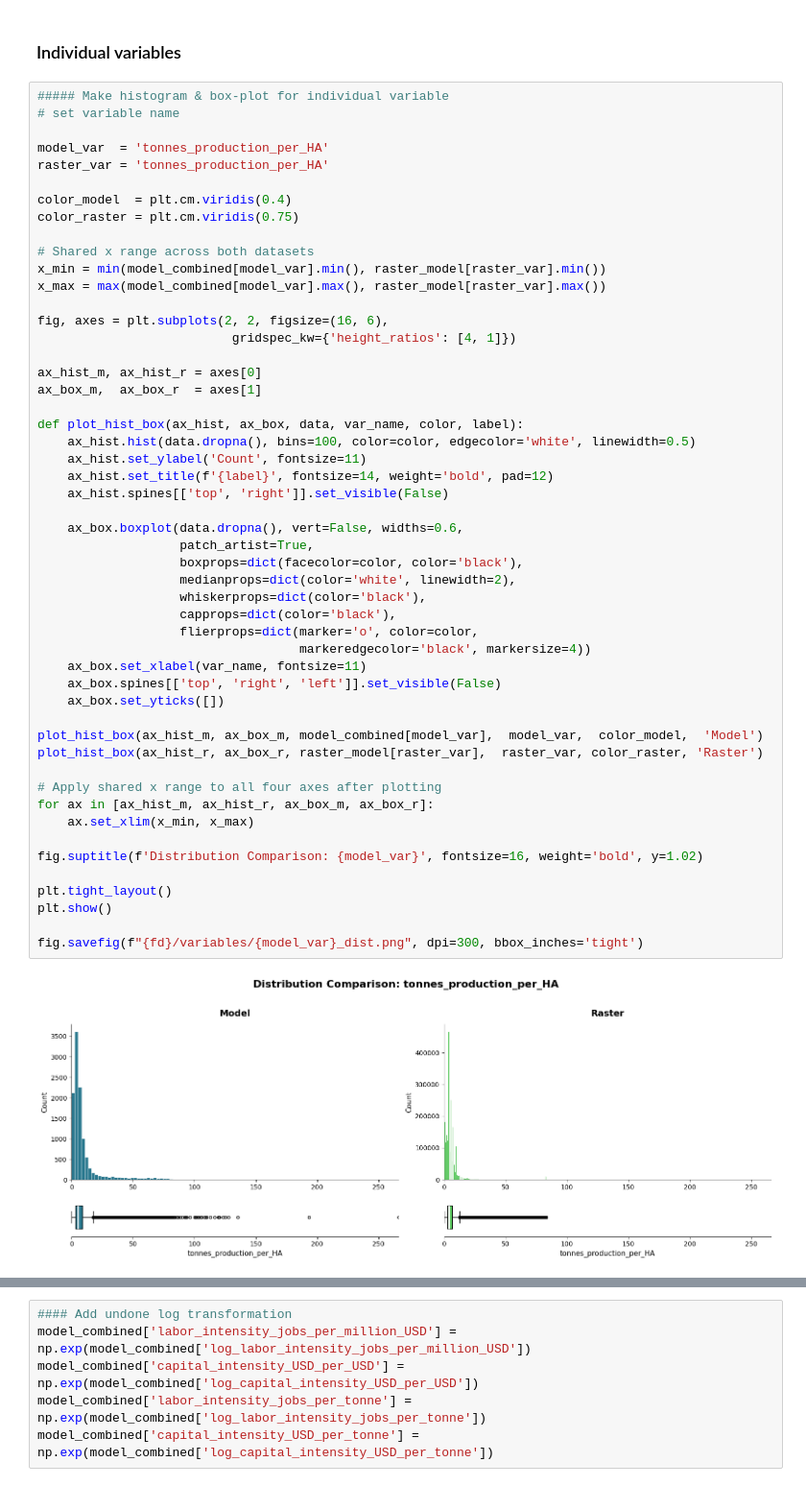
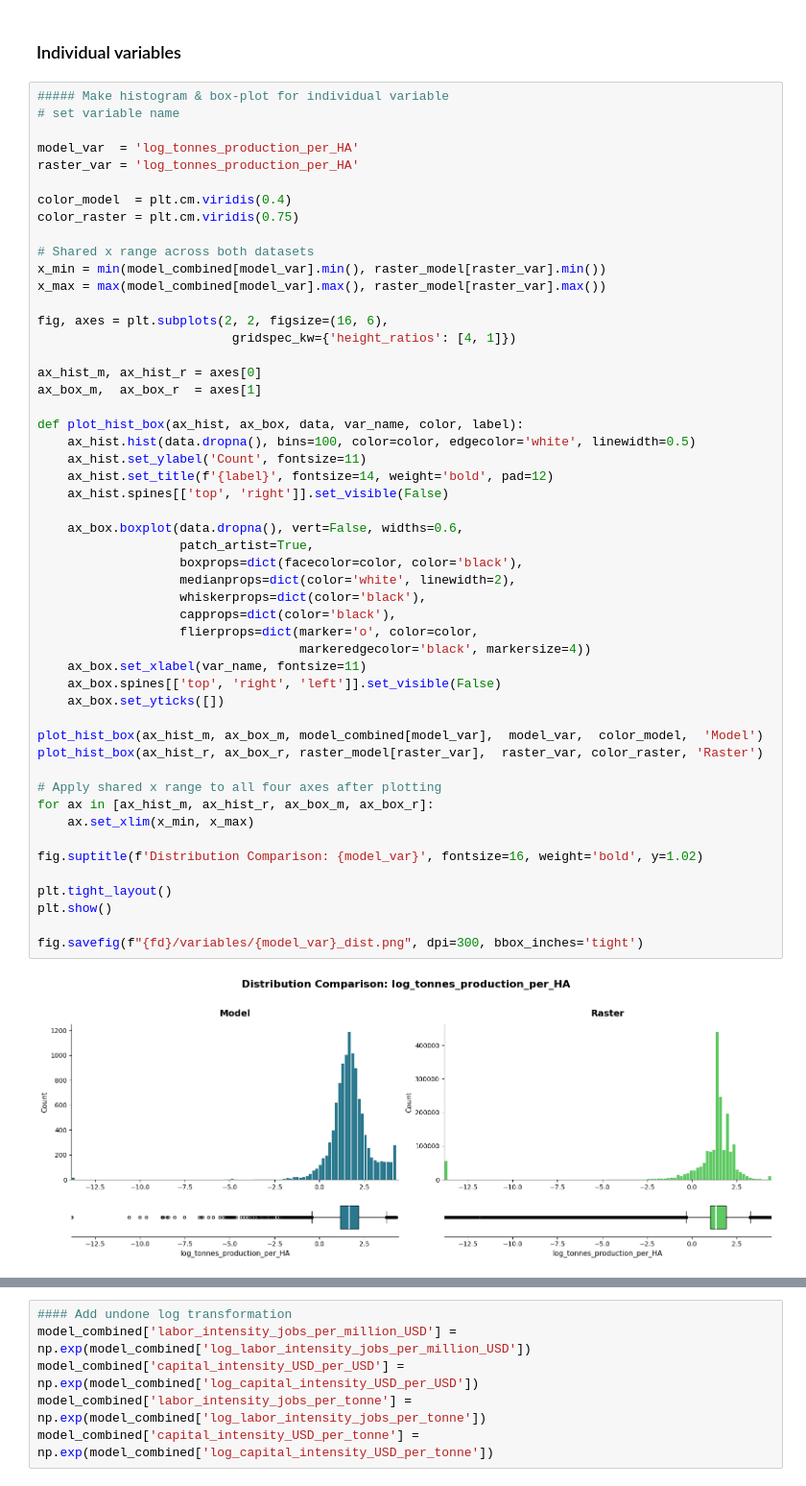
Before and after one commit to carinamani/AgDownscaling, a Jupyter notebook: 02_EDA/variable_distribution.ipynb, the cells around one changed output, grey strips where cells are left out. Shown at 96% size. Saved outputs shown, nothing was run; the diff lists cells and outputs as text.

```diff
--- a/02_EDA/variable_distribution.ipynb
+++ b/02_EDA/variable_distribution.ipynb
@@ -71,8 +71,8 @@ model_combined = pd.concat([model_combined, labor_only_rows], ignore_index=True)
 ##### Make histogram & box-plot for individual variable
 # set variable name
 
-model_var  = 'tonnes_production_per_HA'
-raster_var = 'tonnes_production_per_HA'
+model_var  = 'log_tonnes_production_per_HA'
+raster_var = 'log_tonnes_production_per_HA'
 
 color_model  = plt.cm.viridis(0.4)
 color_raster = plt.cm.viridis(0.75)
@@ -92,34 +92,34 @@ def plot_hist_box(ax_hist, ax_box, data, var_name, color, label):
     ax_hist.set_ylabel('Count', fontsize=11)
     ax_hist.set_title(f'{label}', fontsize=14, weight='bold', pad=12)
     ax_hist.spines[['top', 'right']].set_visible(False)
 
     ax_box.boxplot(data.dropna(), vert=False, widths=0.6,
                    patch_artist=True,
                    boxprops=dict(facecolor=color, color='black'),
                    medianprops=dict(color='white', linewidth=2),
                    whiskerprops=dict(color='black'),
                    capprops=dict(color='black'),
                    flierprops=dict(marker='o', color=color,
                                    markeredgecolor='black', markersize=4))
     ax_box.set_xlabel(var_name, fontsize=11)
     ax_box.spines[['top', 'right', 'left']].set_visible(False)
     ax_box.set_yticks([])
 
 plot_hist_box(ax_hist_m, ax_box_m, model_combined[model_var],  model_var,  color_model,  'Model')
 plot_hist_box(ax_hist_r, ax_box_r, raster_model[raster_var],  raster_var, color_raster, 'Raster')
 
 # Apply shared x range to all four axes after plotting
 for ax in [ax_hist_m, ax_hist_r, ax_box_m, ax_box_r]:
     ax.set_xlim(x_min, x_max)
 
 fig.suptitle(f'Distribution Comparison: {model_var}', fontsize=16, weight='bold', y=1.02)
 
 plt.tight_layout()
 plt.show()
 
 fig.savefig(f"{fd}/variables/{model_var}_dist.png", dpi=300, bbox_inches='tight')
 # %% [output]
-[figure, old version]
+[figure, new version]
 # %%
 ##### Make table of basic stats
 
```
Also changed, not shown: parts of 2 cells of this notebook, 6 other files.
